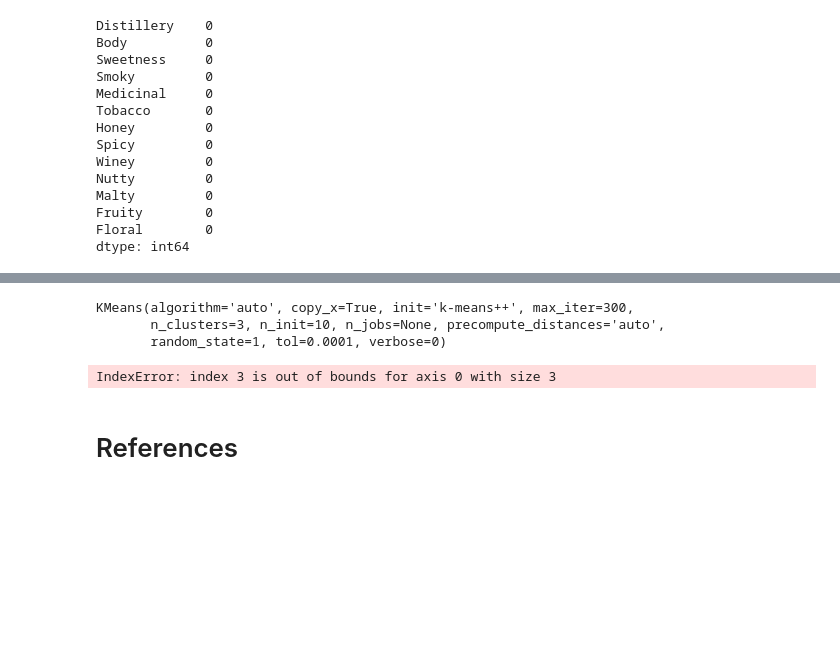
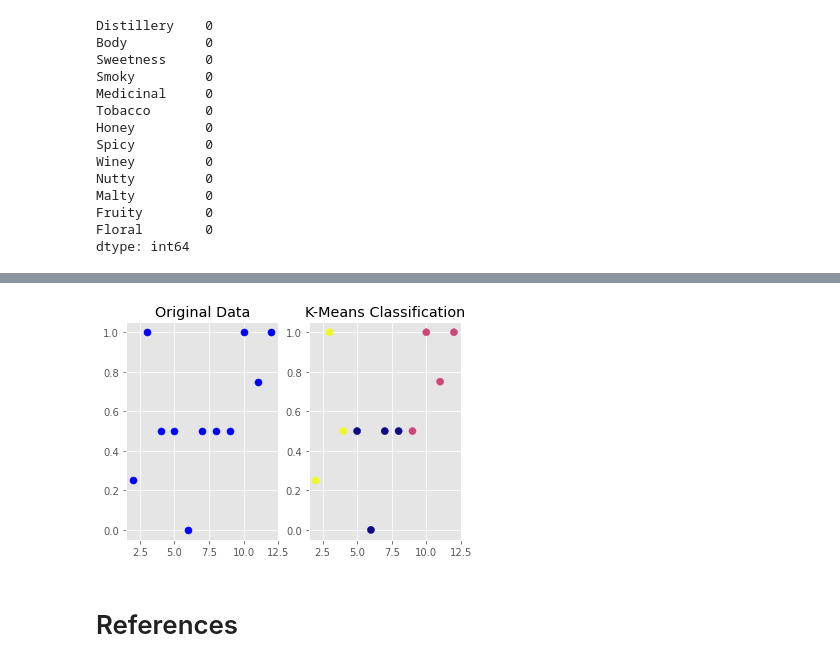
Before and after one commit to Shalom91/K-Means_Whisky_Data, a Jupyter notebook: Whisky_Profiles.ipynb, the cells around one changed output, grey strips where cells are left out. Saved outputs shown, nothing was run; the diff lists cells and outputs as text; code cells hidden in the pictures; blank space fills up the shorter version.

Commit message:
successful data visualisation

```diff
--- a/Whisky_Profiles.ipynb
+++ b/Whisky_Profiles.ipynb
@@ -90,0 +71,4 @@ features = df.drop('Distillery', axis=1)
+# %%
+scaler = MinMaxScaler()
+df[['Body', 'Sweetness', 'Smoky', 'Medicinal', 'Tobacco', 'Honey', 'Spicy', 'Winey', 'Nutty', 'Malty', 'Fruity', 'Floral']] = scaler.fit_transform(df[['Body', 'Sweetness', 'Smoky', 'Medicinal', 'Tobacco', 'Honey', 'Spicy', 'Winey', 'Nutty', 'Malty', 'Fruity', 'Floral']])
+df.head()
@@ -91,18 +82,22 @@ features = df.drop('Distillery', axis=1)
 # %%
 # Build cluster model
 kmeans = KMeans(n_clusters=3, random_state=1)
-kmeans.fit(data)
+kmeans.fit(x)
+y = kmeans.predict(x)
-# %% [output]
-KMeans(algorithm='auto', copy_x=True, init='k-means++', max_iter=300,
-       n_clusters=3, n_init=10, n_jobs=None, precompute_distances='auto',
-       random_state=1, tol=0.0001, verbose=0)
-# %%
-colors = np.array(["Red","Green","Blue"])
-plt.subplot(1,2,1)
-plt.scatter(x=df["Body"] ,y= df["Distillery"],c = colors[target],s=50)
-plt.title("Before K Means Classificaion")
-# %% [output]
-IndexError: index 3 is out of bounds for axis 0 with size 3
+# %%
+# visualise dat
+plt.subplot(1,2,1)
+x = df[2:13].values
+plt.scatter(x[:,0], x[:,1], c='b', s=50)
+plt.title('Original Data')
+
+plt.subplot(1,2,2)
+plt.scatter(x[:,0], x[:,1], c=y, cmap='plasma', s=50)
+plt.title('K-Means Classification')
+
+plt.show()
+# %% [output]
+[figure, added]
 # %% [markdown]
 # References
 # %% [markdown]
```
Also changed, not shown: parts of 3 cells of this notebook.
